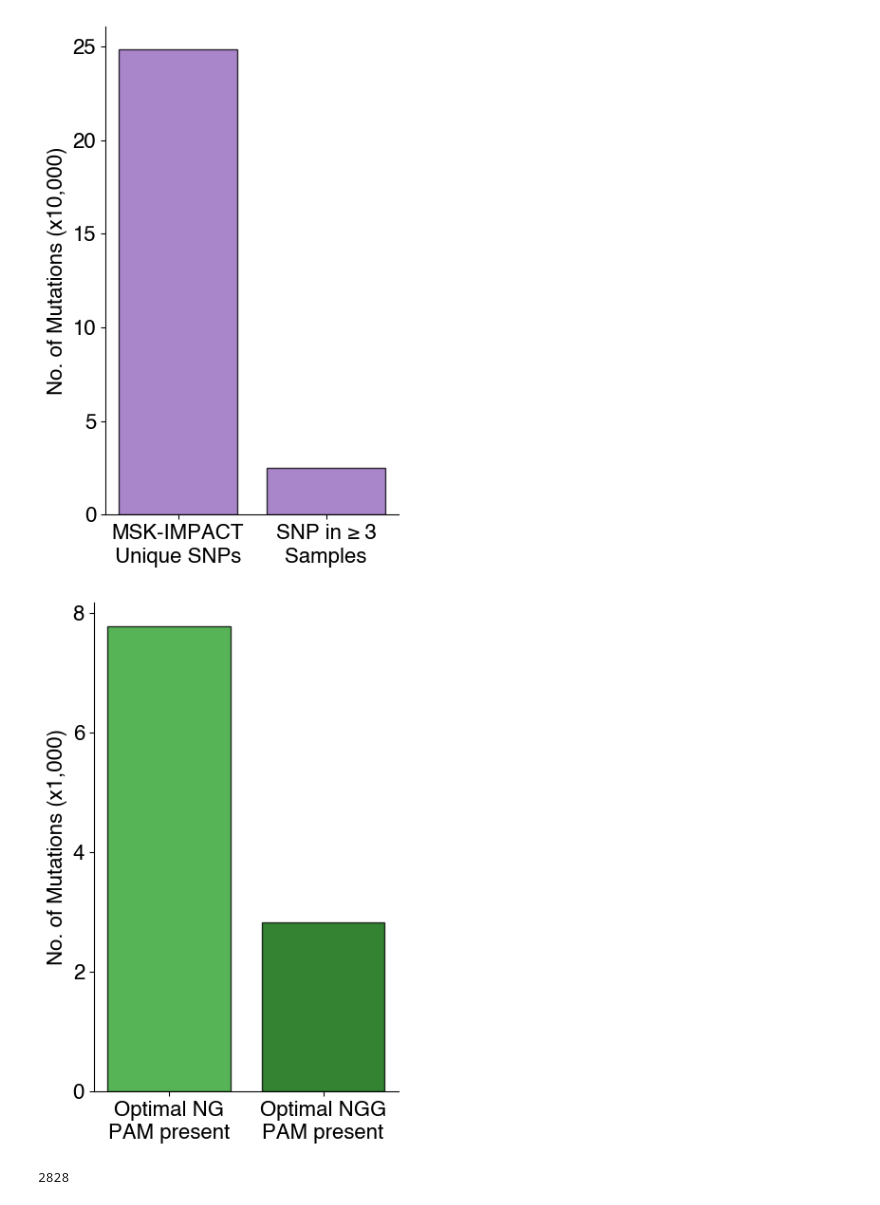
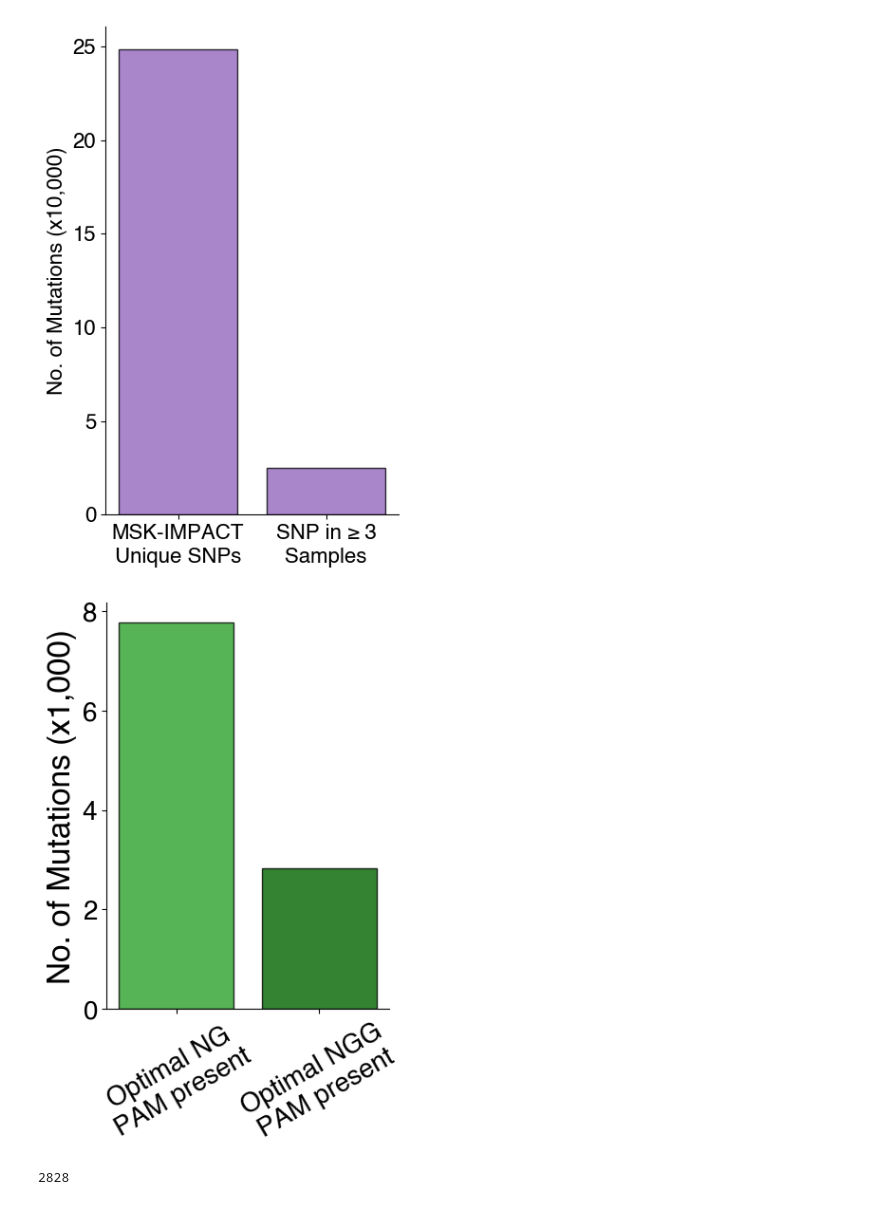
Before and after one commit to kexindon/B-ALL-in-vivo-base-editing, a Jupyter notebook: figure1.ipynb, the cells around one changed output. Cells and saved outputs as stored; diff of their text form; code cells hidden in the pictures.

```diff
--- a/figure1.ipynb
+++ b/figure1.ipynb
@@ -195,28 +195,29 @@ fig.tight_layout()
 # %%
 #increase in coverage of targetable mutations with NGN PAM editors
 PAM_NGG = [f"{x}GG" for x in ['A','T','C','G']]
 MBES_subset_NGG = MBES_subset[MBES_subset['PAM_NGN'].isin(PAM_NGG)].reset_index(drop=True)
 MBES_subset_no_dups_NGG = MBES_subset_NGG[['gene_name_m', 'start_m', 'end_m', 'ref_seq_m', 'alt_seq_m', 'identifier']].drop_duplicates()
 
 heights3 = [len(MBES_subset_no_dups), len(MBES_subset_no_dups_NGG)]
 
 fig, ax = plt.subplots(1,1, figsize=(4,6))
 
 #ax[0].bar([0,1], heights1)
 ax.bar([0,1], heights3, edgecolor='black', linewidth=1, color = ['tab:green','darkgreen'], alpha=.8)
 
 ax.set_yticks([0,2e3,4e3,6e3,8e3])
-ax.set_yticklabels([0,2,4,6,8])
+ax.set_yticklabels([0,2,4,6,8], fontsize=24)
 
-ax.set_ylabel('No. of Mutations (x1,000)', fontsize=16)
+ax.set_ylabel('No. of Mutations (x1,000)', fontsize=24)
 ax.set_xticks([0,1])
-ax.set_xticklabels(['Optimal NG\nPAM present', 'Optimal NGG\nPAM present'])
+ax.set_xticklabels(['Optimal NG\nPAM present', 'Optimal NGG\nPAM present'], fontsize=20)
+ax.tick_params(axis='x', rotation=30)
 ax.spines[['top', 'right']].set_visible(False)
-ax.tick_params(axis='both', which='major', labelsize=16);
+ax.tick_params(axis='both', which='major', labelsize=20);
 fig.tight_layout()
 plt.savefig('figures/original_NGG.pdf')
 # %% [output]
-[figure, old version]
+[figure, new version]
 # %%
 len(MBES_subset_no_dups_NGG)
 # %% [output]
```
Also changed, not shown: 6 other files.
